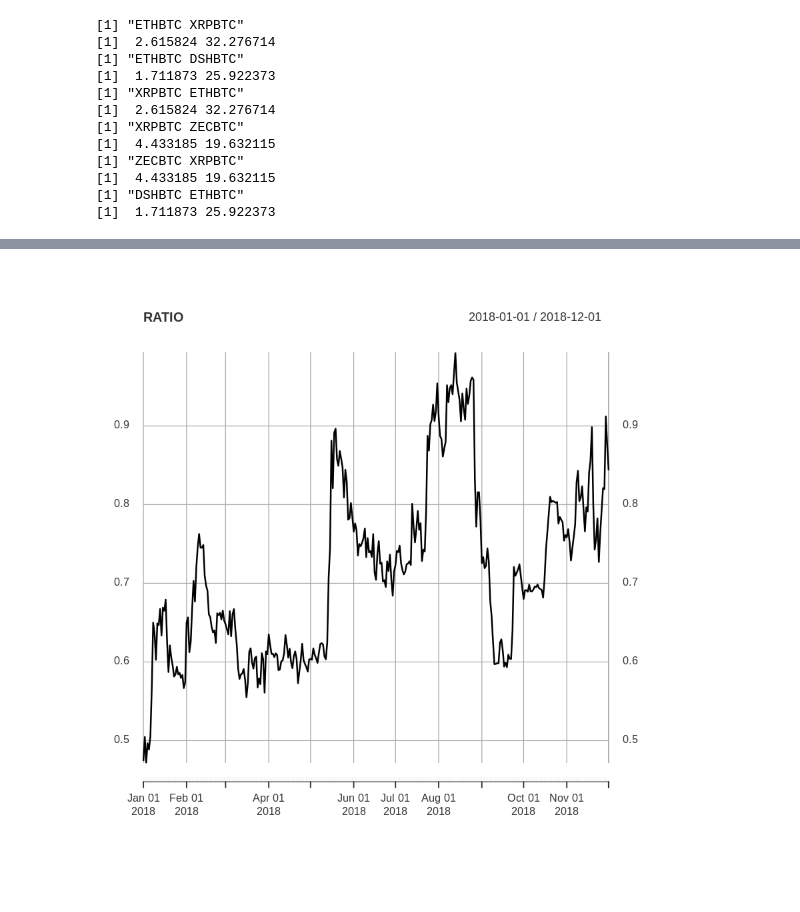
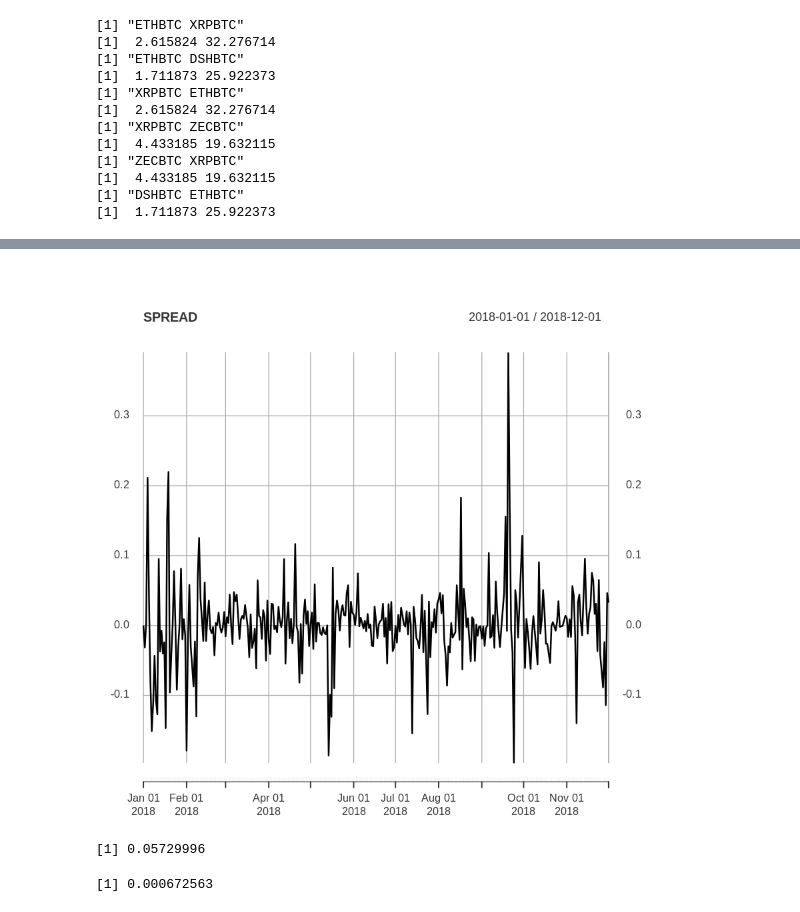
Before and after one commit to yehjxraymond/wqu_econometrics_group_proj, a Jupyter notebook: submission3/Untitled.ipynb, the cells around one changed output, grey strips where cells are left out. Drawn from its saved outputs; the diff is of its cells as text; code cells hidden in the pictures; blank space fills up the shorter version.

```diff
--- a/submission3/Untitled.ipynb
+++ b/submission3/Untitled.ipynb
@@ -127,5 +129,14 @@ ggplot(PAIRXTS, aes(Index)) +
-# %%
-RATIO = ZECBTCXTS/DSHBTCXTS
-plot(RATIO)
-# %% [output]
-[figure, removed]
+# %%
+# Trying for XRPBTC(3) / ZECBTC(5)
+XRPXTS_DR = dailyReturn(pairsDataListXts[[3]])
+ZECBTS_DR = dailyReturn(pairsDataListXts[[5]])
+SPREAD = XRPXTS_DR - ZECBTS_DR
+plot(SPREAD)
+# %% [output]
+[figure, added]
+# %%
+sd(SPREAD)
+mean(SPREAD)
+# %% [output]
+[1] 0.05729996
+[1] 0.000672563
```
Also changed, not shown: parts of 5 cells of this notebook.
